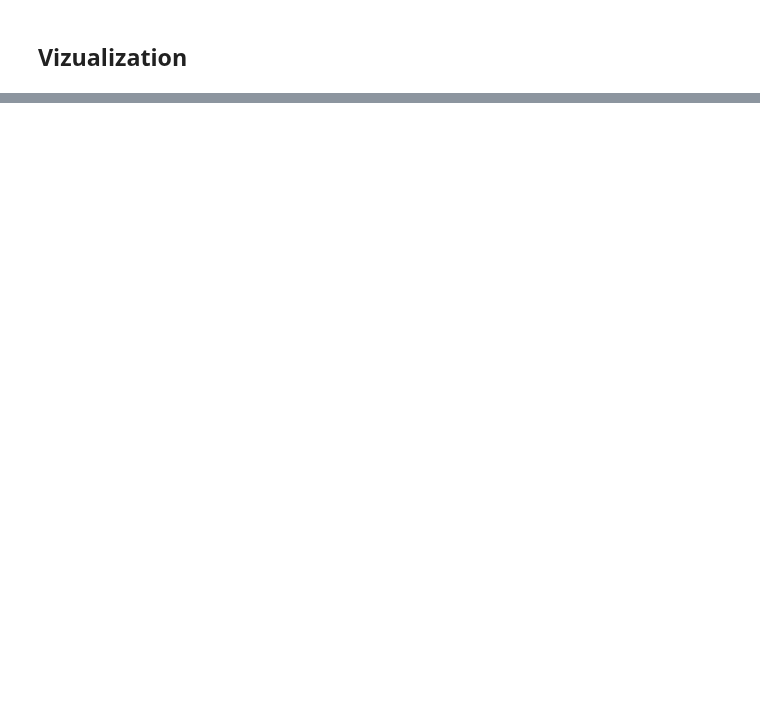
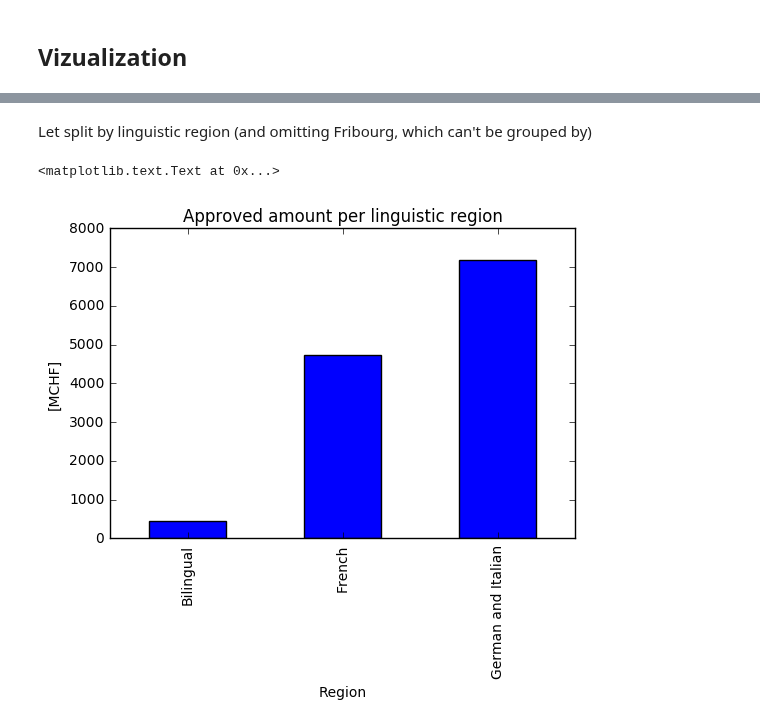
Before and after one commit to fdevillard/ada-homeworks, a Jupyter notebook: 03 - Interactive Viz/HW3.ipynb, the cells around one changed output, grey strips where cells are left out. Drawn from its saved outputs; the diff is of its cells as text; code cells hidden in the pictures; blank space fills up the shorter version.

```diff
--- a/03 - Interactive Viz/HW3.ipynb
+++ b/03 - Interactive Viz/HW3.ipynb
@@ -128,0 +143,40 @@ debug
+# %%
+frenchi_cantons = {
+    "GE": 1,
+    "VD": 1,
+    "VS":1,
+    "NE":1,
+    "JU":1,
+    "FR":0.5
+}
+
+def frenchi_canton_coefficient(canton_code):
+    if canton_code not in set(cantons.Name):
+        raise ValueError("Canton code is: {}".format(canton_code))
+
+    return frenchi_cantons[canton_code] if canton_code in frenchi_cantons else 0
+
+def linguistic_region(canton_code):
+    coeff = frenchi_canton_coefficient(canton_code)
+
+    if coeff == 0:
+        return "German and Italian"
+    if coeff == .5:
+        return "Bilingual"
+    if coeff == 1:
+        return "French"
+
+    return coeff
+# %% [markdown]
+Let split by linguistic region (and omitting Fribourg, which can't be grouped by)
+# %%
+per_canton['linguistic_region'] = per_canton.apply(lambda x: linguistic_region(x.name), axis=1)
+per_linguistic_region = per_canton.groupby('linguistic_region').sum()
+per_linguistic_region['Approved Amount'].plot(kind='bar')
+
+plt.title("Approved amount per linguistic region")
+plt.xlabel("Region")
+plt.ylabel("[MCHF]")
+# %% [output]
+<matplotlib.text.Text at 0x...>
+[figure, added]
```
Also changed, not shown: parts of 9 cells of this notebook, 2 other files.
